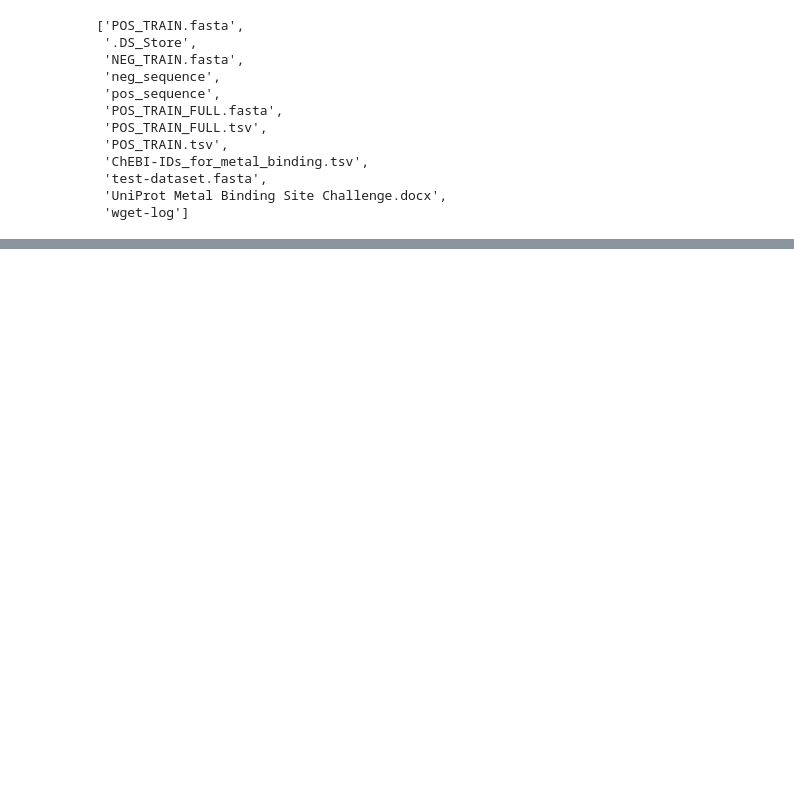
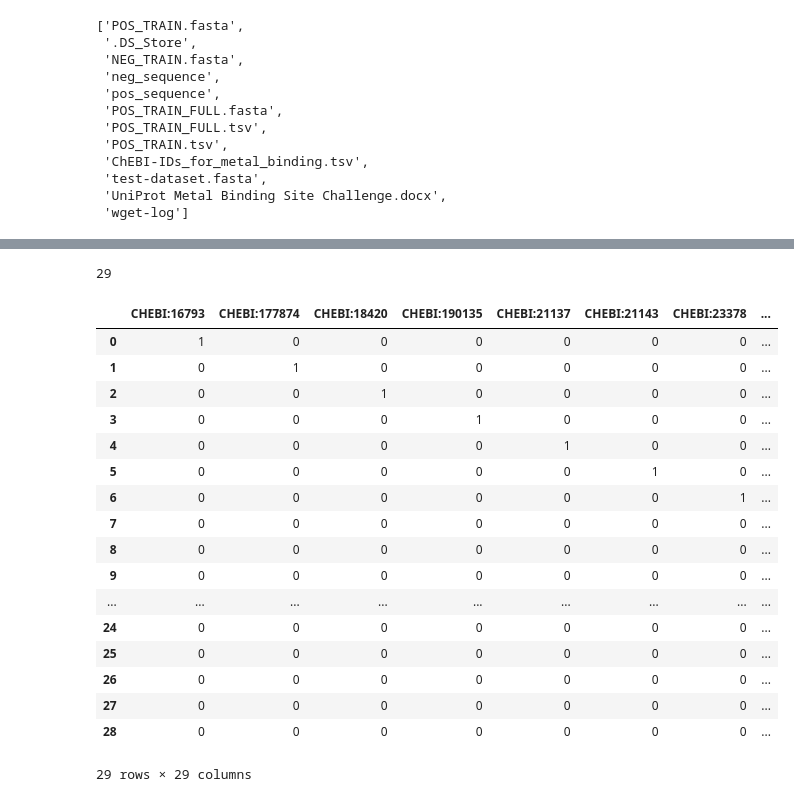
Before and after one commit to SuhanC/IonBind, a Jupyter notebook: Labelling.ipynb, the cells around one changed output, grey strips where cells are left out. Saved outputs shown, nothing was run; the diff lists cells and outputs as text; code cells hidden in the pictures; blank space fills up the shorter version.

```diff
--- a/Labelling.ipynb
+++ b/Labelling.ipynb
@@ -61,0 +64,29 @@ get_label('A7FLX7',datpath,'positive','CHEBI:60240')
+# %%
+train_pos_selected['ChEBI-ID'].nunique()
+# %% [output]
+29
+# %%
+oh_encoded_ion = pd.get_dummies(train_pos['ChEBI-ID'].unique())
+oh_encoded_ion = oh_encoded_ion.sort_values(oh_encoded_ion.columns.tolist())[::-1]
+oh_encoded_ion.reset_index(inplace = True,drop = True)
+# %%
+oh_encoded_ion
+# %% [output]
+|  | CHEBI:16793 | CHEBI:177874 | CHEBI:18420 | CHEBI:190135 | CHEBI:21137 | CHEBI:21143 | CHEBI:23378 | ... |
+| 0 | 1 | 0 | 0 | 0 | 0 | 0 | 0 | ... |
+| 1 | 0 | 1 | 0 | 0 | 0 | 0 | 0 | ... |
+| 2 | 0 | 0 | 1 | 0 | 0 | 0 | 0 | ... |
+| 3 | 0 | 0 | 0 | 1 | 0 | 0 | 0 | ... |
+| 4 | 0 | 0 | 0 | 0 | 1 | 0 | 0 | ... |
+| 5 | 0 | 0 | 0 | 0 | 0 | 1 | 0 | ... |
+| 6 | 0 | 0 | 0 | 0 | 0 | 0 | 1 | ... |
+| 7 | 0 | 0 | 0 | 0 | 0 | 0 | 0 | ... |
+| 8 | 0 | 0 | 0 | 0 | 0 | 0 | 0 | ... |
+| 9 | 0 | 0 | 0 | 0 | 0 | 0 | 0 | ... |
+| ... | ... | ... | ... | ... | ... | ... | ... | ... |
+| 24 | 0 | 0 | 0 | 0 | 0 | 0 | 0 | ... |
+| 25 | 0 | 0 | 0 | 0 | 0 | 0 | 0 | ... |
+| 26 | 0 | 0 | 0 | 0 | 0 | 0 | 0 | ... |
+| 27 | 0 | 0 | 0 | 0 | 0 | 0 | 0 | ... |
+| 28 | 0 | 0 | 0 | 0 | 0 | 0 | 0 | ... |
+29 rows × 29 columns
```
Also changed, not shown: parts of 6 cells of this notebook, 6 other files.
